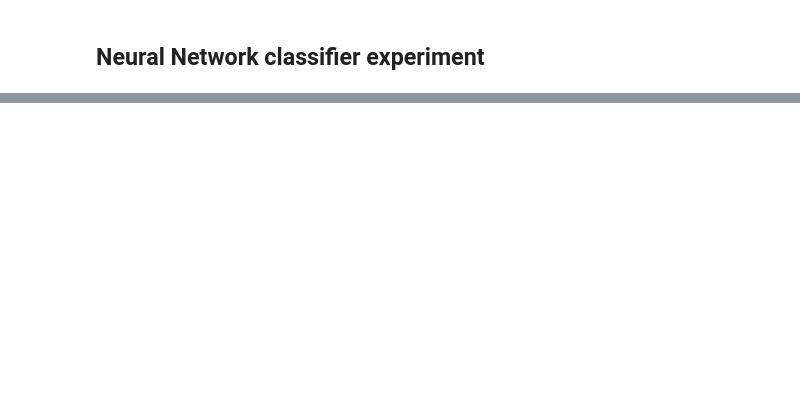
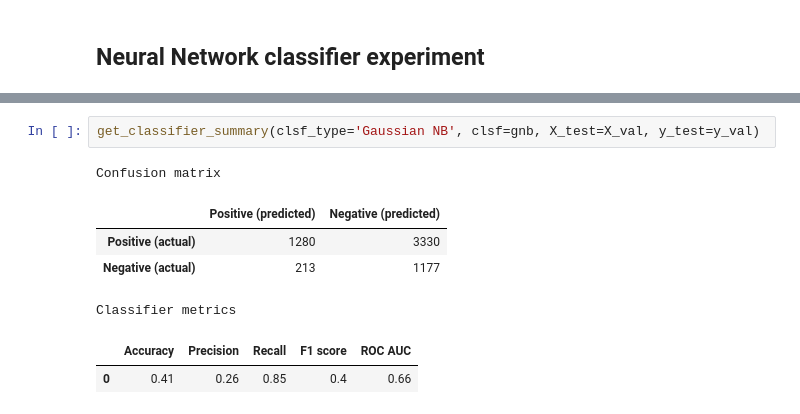
Before and after one commit to MADS-milestone/milestone-2, a Jupyter notebook: supervised_learning.ipynb, the cells around one changed output, grey strips where cells are left out. Drawn from its saved outputs; the diff is of its cells as text; blank space fills up the shorter version.

```diff
--- a/supervised_learning.ipynb
+++ b/supervised_learning.ipynb
@@ -222,0 +333,10 @@ Epoch 20/20
+# %%
+get_classifier_summary(clsf_type='Gaussian NB', clsf=gnb, X_test=X_val, y_test=y_val)
+# %% [output]
+Confusion matrix
+|  | Positive (predicted) | Negative (predicted) |
+| Positive (actual) | 1280 | 3330 |
+| Negative (actual) | 213 | 1177 |
+Classifier metrics
+|  | Accuracy | Precision | Recall | F1 score | ROC AUC |
+| 0 | 0.41 | 0.26 | 0.85 | 0.4 | 0.66 |
```
Also changed, not shown: parts of 18 cells of this notebook, 1 other file.
